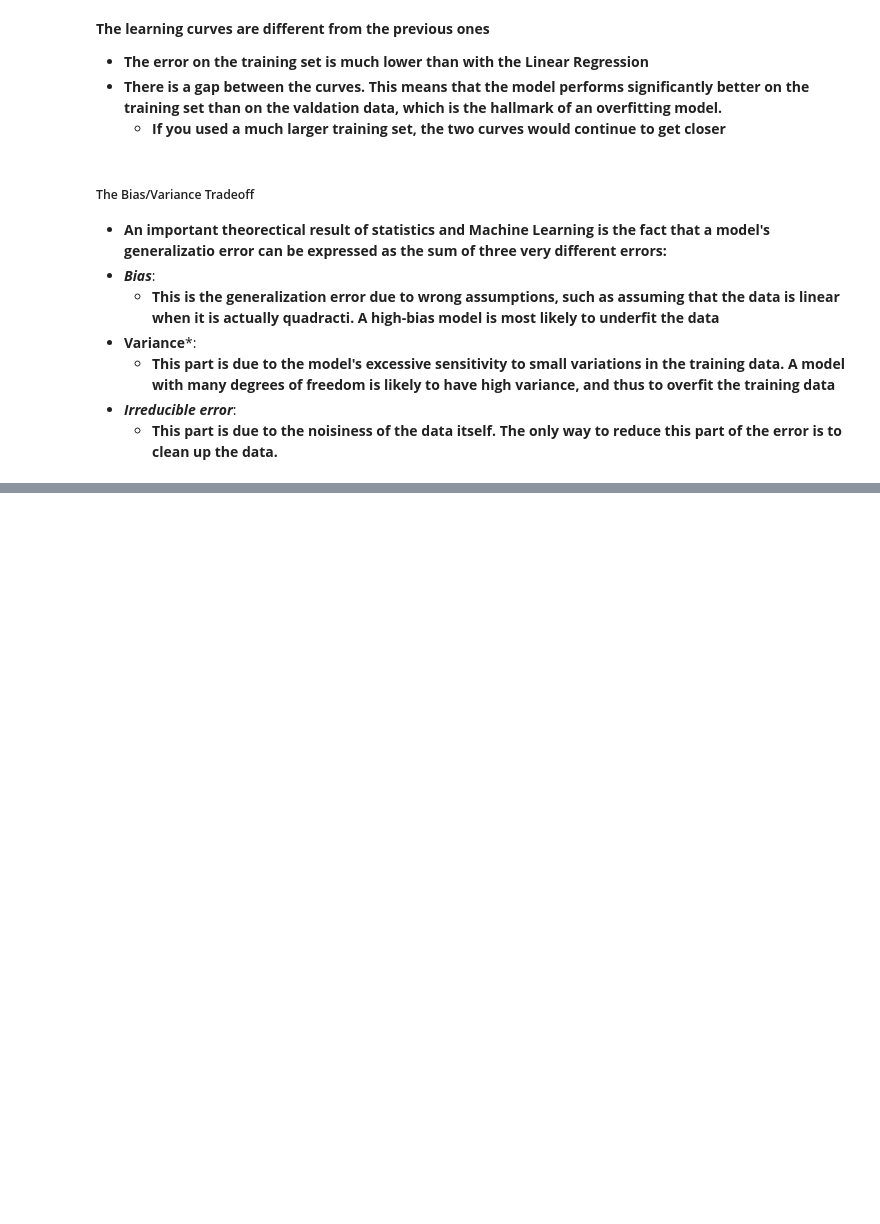
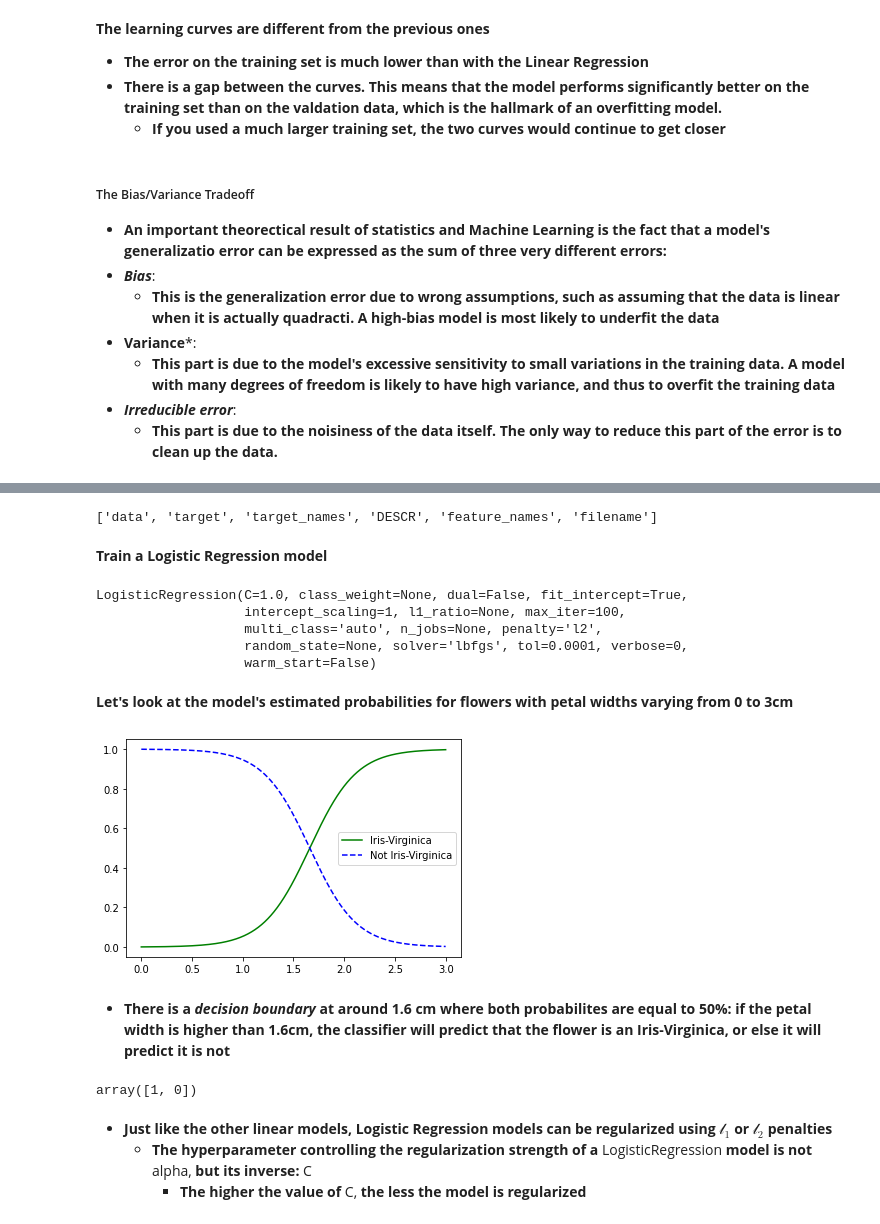
Before and after one commit to lzeng11bc/MLProjectsSKLearn, a Jupyter notebook: linear_regression.ipynb, the cells around one changed output, grey strips where cells are left out. Cells and saved outputs as stored; diff of their text form; code cells hidden in the pictures; blank space fills up the shorter version.

```diff
--- a/linear_regression.ipynb
+++ b/linear_regression.ipynb
@@ -399,0 +572,45 @@ plot_learning_curves(polynomial_regression, X, y)
+# %%
+from sklearn import datasets
+iris = datasets.load_iris()
+list(iris.keys())
+# %% [output]
+['data', 'target', 'target_names', 'DESCR', 'feature_names', 'filename']
+# %%
+X = iris["data"][:, 3:] # petal width
+y = (iris["target"] == 2).astype(np.int) # 1 if Iris-Virginica, else 0
+# %% [markdown]
+**Train a Logistic Regression model**
+# %%
+from sklearn.linear_model import LogisticRegression
+
+log_reg = LogisticRegression()
+log_reg.fit(X, y)
+# %% [output]
+LogisticRegression(C=1.0, class_weight=None, dual=False, fit_intercept=True,
+                   intercept_scaling=1, l1_ratio=None, max_iter=100,
+                   multi_class='auto', n_jobs=None, penalty='l2',
+                   random_state=None, solver='lbfgs', tol=0.0001, verbose=0,
+                   warm_start=False)
+# %% [markdown]
+**Let's look at the model's estimated probabilities for flowers with petal widths varying from 0 to 3cm**
+# %%
+import matplotlib.pyplot as plt
+
+X_new = np.linspace(0, 3, 1000).reshape(-1, 1)
+y_proba = log_reg.predict_proba(X_new)
+plt.plot(X_new, y_proba[:, 1], "g-", label="Iris-Virginica")
+plt.plot(X_new, y_proba[:, 0], "b--", label="Not Iris-Virginica")
+plt.legend()
+plt.show()
+# %% [output]
+[figure, added]
+# %% [markdown]
+* **There is a *decision boundary* at around 1.6 cm where both probabilites are equal to 50%: if the petal width is higher than 1.6cm, the classifier will predict that the flower is an Iris-Virginica, or else it will predict it is not**
+# %%
+log_reg.predict([[1.7], [1.5]])
+# %% [output]
+array([1, 0])
+# %% [markdown]
+* **Just like the other linear models, Logistic Regression models can be regularized using $\mathcal{l}_1$ or $\mathcal{l}_2$ penalties**
+    * **The hyperparameter controlling the regularization strength of a** LogisticRegression **model is not** alpha, **but its inverse:** C
+        * **The higher the value of** C, **the less the model is regularized**
```
Also changed, not shown: parts of 61 cells of this notebook.
